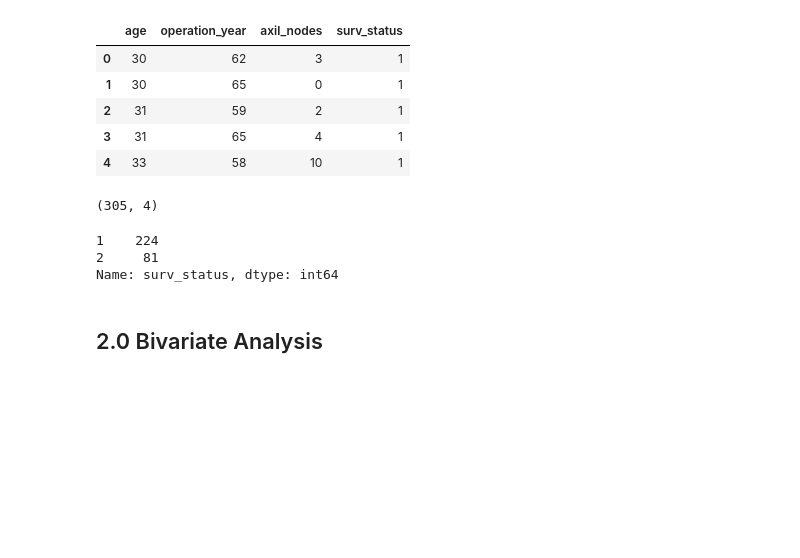
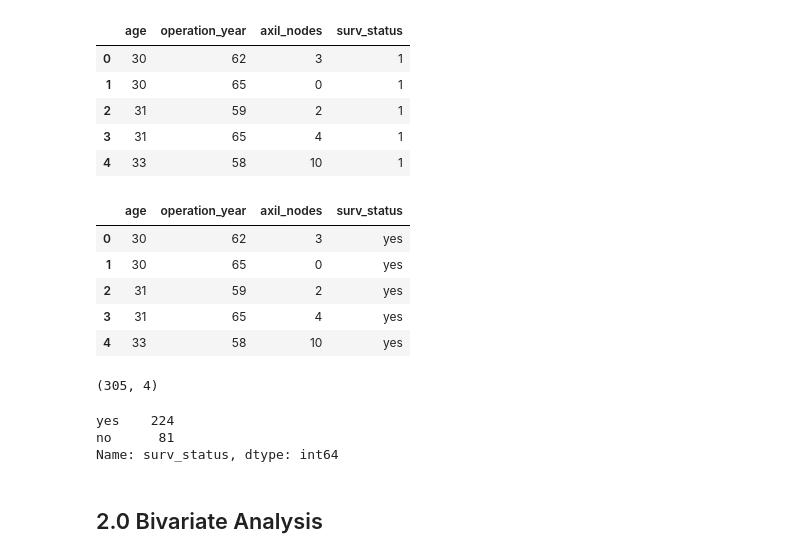
Before and after one commit to linkedafaque/Machine-Learning, a Jupyter notebook: 4. Exploratory Data Analysis (EDA)/5. Haberman EDA Assignment.ipynb, the cells around one changed output. Cells and saved outputs as stored; diff of their text form; code cells hidden in the pictures; blank space fills up the shorter version.

```diff
--- a/4. Exploratory Data Analysis (EDA)/5. Haberman EDA Assignment.ipynb
+++ b/4. Exploratory Data Analysis (EDA)/5. Haberman EDA Assignment.ipynb
@@ -57,6 +57,17 @@ df.head()
 | 2 | 31 | 59 | 2 | 1 |
 | 3 | 31 | 65 | 4 | 1 |
 | 4 | 33 | 58 | 10 | 1 |
+# %%
+df['surv_status'][df['surv_status'] == 1] = 'yes'
+df['surv_status'][df['surv_status'] == 2] = 'no'
+df.head()
+# %% [output]
+|  | age | operation_year | axil_nodes | surv_status |
+| 0 | 30 | 62 | 3 | yes |
+| 1 | 30 | 65 | 0 | yes |
+| 2 | 31 | 59 | 2 | yes |
+| 3 | 31 | 65 | 4 | yes |
+| 4 | 33 | 58 | 10 | yes |
 # %%
 df.shape
 # %% [output]
@@ -64,8 +75,8 @@ df.shape
 # %%
 df['surv_status'].value_counts()
 # %% [output]
-1    224
-2     81
+yes    224
+no      81
 Name: surv_status, dtype: int64
 # %% [markdown]
 ## 2.0 Bivariate Analysis
```
Also changed, not shown: parts of 15 cells of this notebook.
